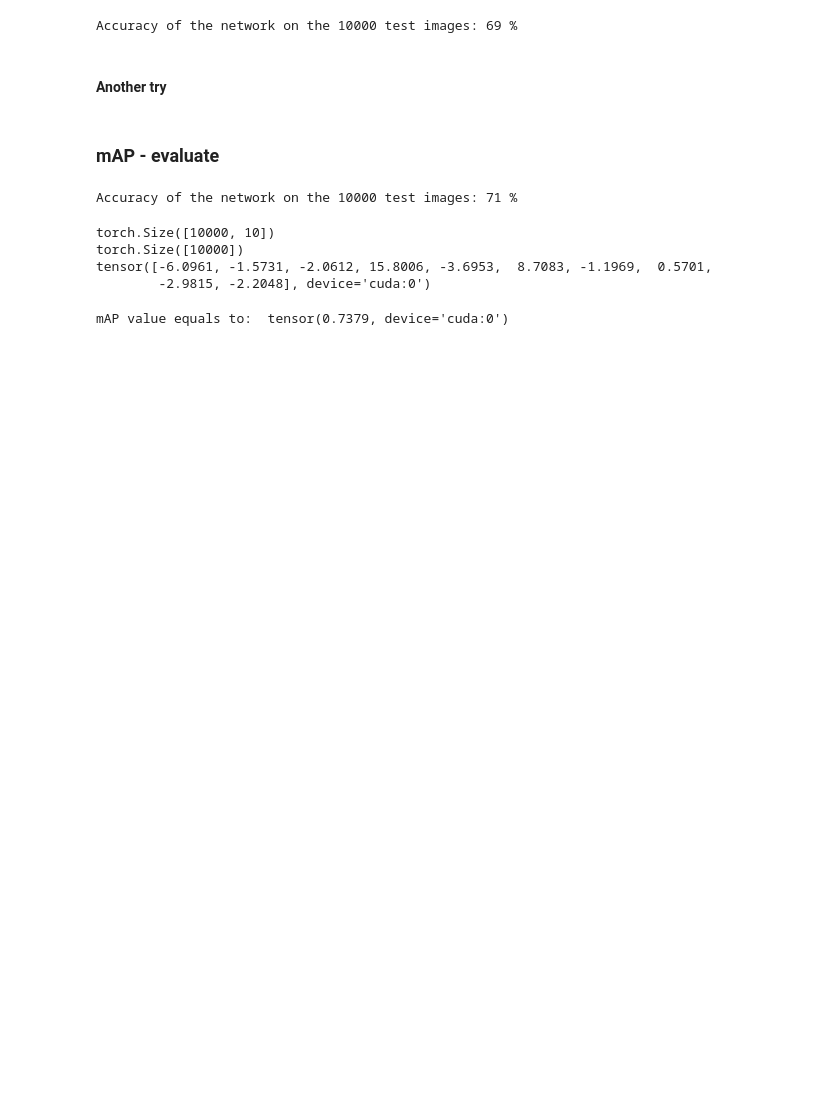
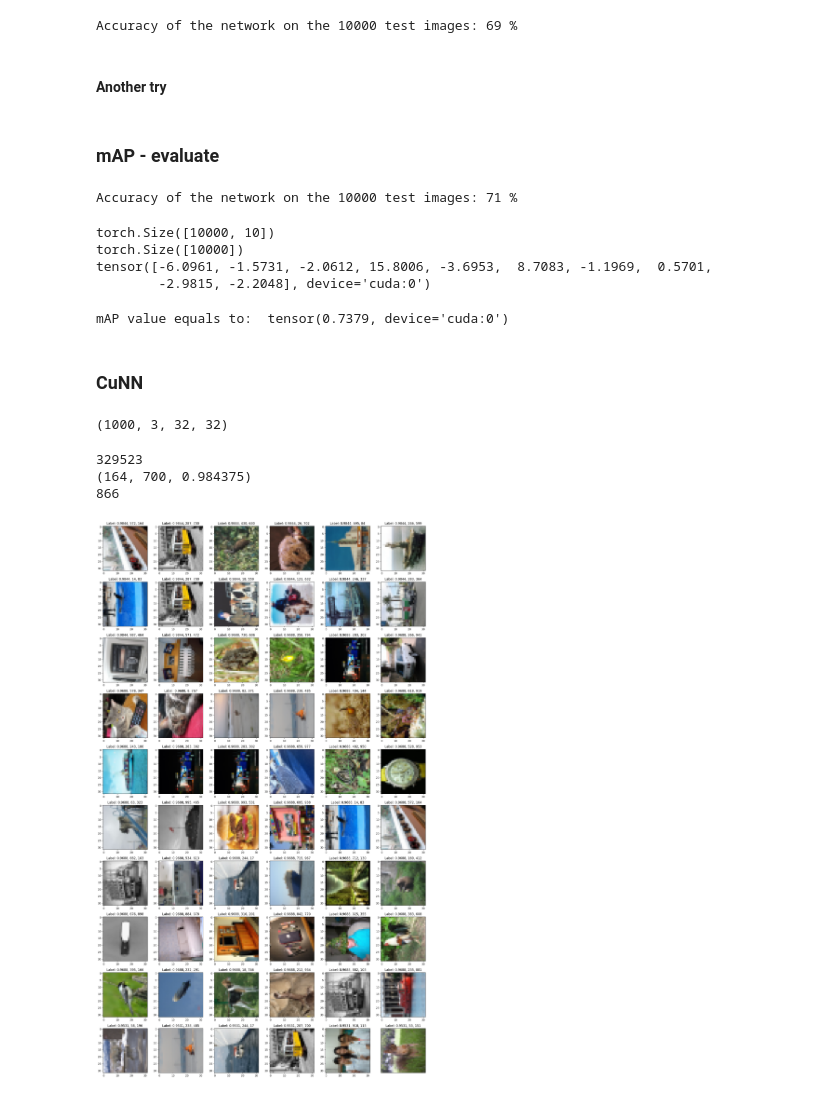
Before and after one commit to Bronomor/HashMaster, a Jupyter notebook: 2.NeuralHashing/NeuralHash.ipynb, the cells around one changed output. Drawn from its saved outputs; the diff is of its cells as text; code cells hidden in the pictures; blank space fills up the shorter version.

```diff
--- a/2.NeuralHashing/NeuralHash.ipynb
+++ b/2.NeuralHashing/NeuralHash.ipynb
@@ -519,3 +564,5 @@ from torcheval.metrics.functional import multiclass_auprc
 print( "mAP value equals to: ", multiclass_auprc(outputs, labels))
 # %% [output]
 mAP value equals to:  tensor(0.7379, device='cuda:0')
+# %% [markdown]
+### CuNN
@@ -521,0 +644,43 @@ mAP value equals to:  tensor(0.7379, device='cuda:0')
+# %%
+IMAGES = images2[0:1000]
+print(IMAGES.shape)
+# %% [output]
+(1000, 3, 32, 32)
+# %%
+nnLSH = cuNN(16, 8, IMAGES, 1000)
+signatures = nnLSH.compute_hash()
+
+pairs = nnLSH.compute_candidate()
+
+print(len(pairs))
+duplicates = nnLSH.check_candidate(pairs, 0.9)
+print(duplicates[0])
+print(len(duplicates))
+# %% [output]
+329523
+(164, 700, 0.984375)
+866
+# %%
+num_row = 10
+num_col = 6
+
+idx_start = 0;
+
+fig, axes = plt.subplots(num_row, num_col, figsize=(3*num_col,3*num_row))
+for i in range(0, num_row*num_col, 2):
+    ax = axes[i//num_col, i%num_col]
+    ax.imshow(IMAGES[duplicates[i//2 + idx_start][0]].astype(np.uint8).T)
+    ax.set_title(f"""Label: {round(duplicates[i//2 + idx_start][2], 4)}, {labels2[duplicates[i//2 + idx_start][0]]}, {duplicates[i//2 + idx_start][0]}""")
+
+    ax = axes[(i+1)//num_col, (i+1)%num_col]
+    ax.imshow(IMAGES[duplicates[i//2 + idx_start][1]].astype(np.uint8).T)
+    ax.set_title(f"""Label: {round(duplicates[i//2 + idx_start][2], 4)}, {labels2[duplicates[i//2 + idx_start][1]]}, {duplicates[i//2 + idx_start][1]}""")
+
+
+plt.tight_layout()
+plt.xticks([])
+plt.yticks([])
+
+plt.show()
+# %% [output]
+[figure, added]
```
Also changed, not shown: parts of 10 cells of this notebook, 7 other files.
